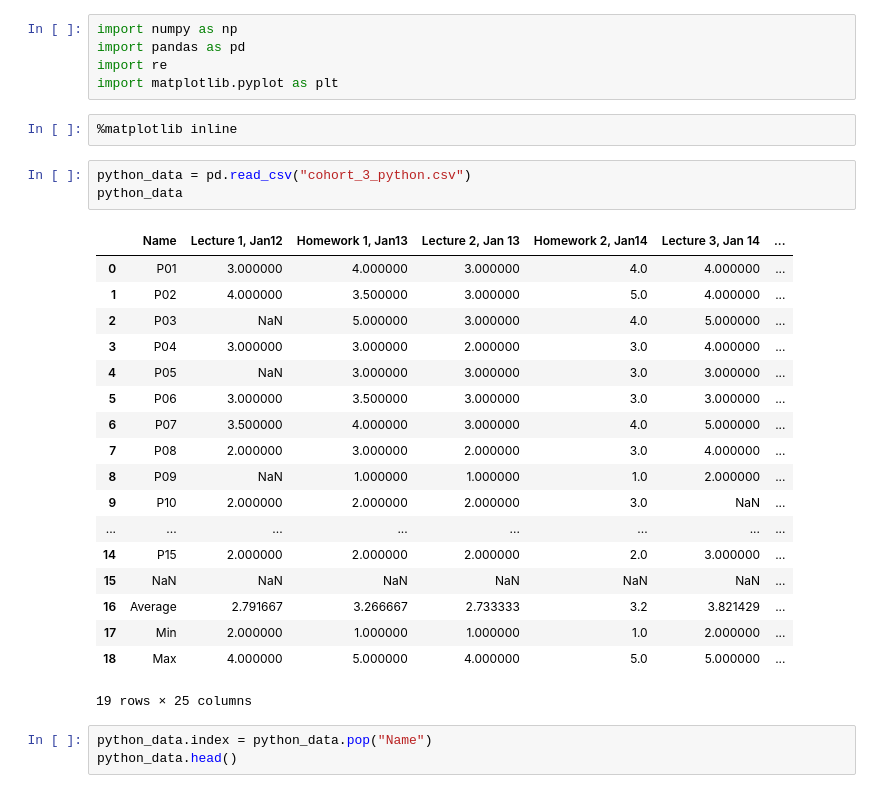
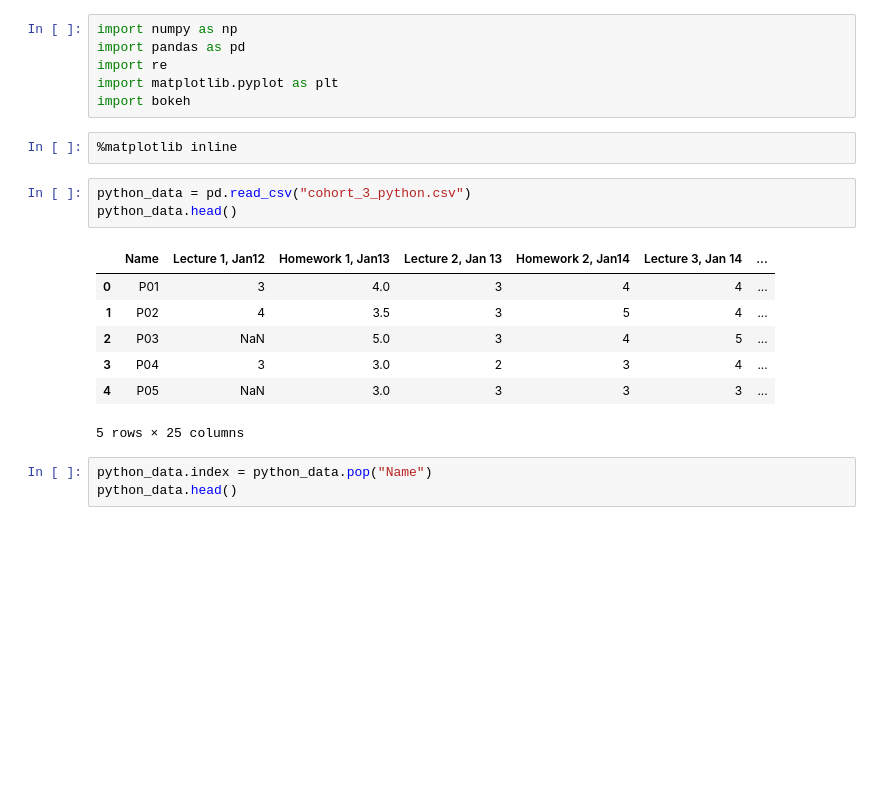
Before and after one commit to tiyd-python-2015-01/cohort-data, a Jupyter notebook: Cohort Data.ipynb, the cells around one changed output. Cells and saved outputs as stored; diff of their text form; blank space fills up the shorter version.

```diff
--- a/Cohort Data.ipynb
+++ b/Cohort Data.ipynb
@@ -3,30 +3,20 @@ import numpy as np
 import pandas as pd
 import re
 import matplotlib.pyplot as plt
+import bokeh
 # %%
 %matplotlib inline
 # %%
 python_data = pd.read_csv("cohort_3_python.csv")
-python_data
+python_data.head()
 # %% [output]
 |  | Name | Lecture 1, Jan12 | Homework 1, Jan13 | Lecture 2, Jan 13 | Homework 2, Jan14 | Lecture 3, Jan 14 | ... |
-| 0 | P01 | 3.000000 | 4.000000 | 3.000000 | 4.0 | 4.000000 | ... |
-| 1 | P02 | 4.000000 | 3.500000 | 3.000000 | 5.0 | 4.000000 | ... |
-| 2 | P03 | NaN | 5.000000 | 3.000000 | 4.0 | 5.000000 | ... |
-| 3 | P04 | 3.000000 | 3.000000 | 2.000000 | 3.0 | 4.000000 | ... |
-| 4 | P05 | NaN | 3.000000 | 3.000000 | 3.0 | 3.000000 | ... |
-| 5 | P06 | 3.000000 | 3.500000 | 3.000000 | 3.0 | 3.000000 | ... |
-| 6 | P07 | 3.500000 | 4.000000 | 3.000000 | 4.0 | 5.000000 | ... |
-| 7 | P08 | 2.000000 | 3.000000 | 2.000000 | 3.0 | 4.000000 | ... |
-| 8 | P09 | NaN | 1.000000 | 1.000000 | 1.0 | 2.000000 | ... |
-| 9 | P10 | 2.000000 | 2.000000 | 2.000000 | 3.0 | NaN | ... |
-| ... | ... | ... | ... | ... | ... | ... | ... |
-| 14 | P15 | 2.000000 | 2.000000 | 2.000000 | 2.0 | 3.000000 | ... |
-| 15 | NaN | NaN | NaN | NaN | NaN | NaN | ... |
-| 16 | Average | 2.791667 | 3.266667 | 2.733333 | 3.2 | 3.821429 | ... |
-| 17 | Min | 2.000000 | 1.000000 | 1.000000 | 1.0 | 2.000000 | ... |
-| 18 | Max | 4.000000 | 5.000000 | 4.000000 | 5.0 | 5.000000 | ... |
+| 0 | P01 | 3 | 4.0 | 3 | 4 | 4 | ... |
+| 1 | P02 | 4 | 3.5 | 3 | 5 | 4 | ... |
+| 2 | P03 | NaN | 5.0 | 3 | 4 | 5 | ... |
+| 3 | P04 | 3 | 3.0 | 2 | 3 | 4 | ... |
+| 4 | P05 | NaN | 3.0 | 3 | 3 | 3 | ... |
-19 rows × 25 columns
+5 rows × 25 columns
 # %%
 python_data.index = python_data.pop("Name")
 python_data.head()
```
Also changed, not shown: parts of 3 cells of this notebook.
